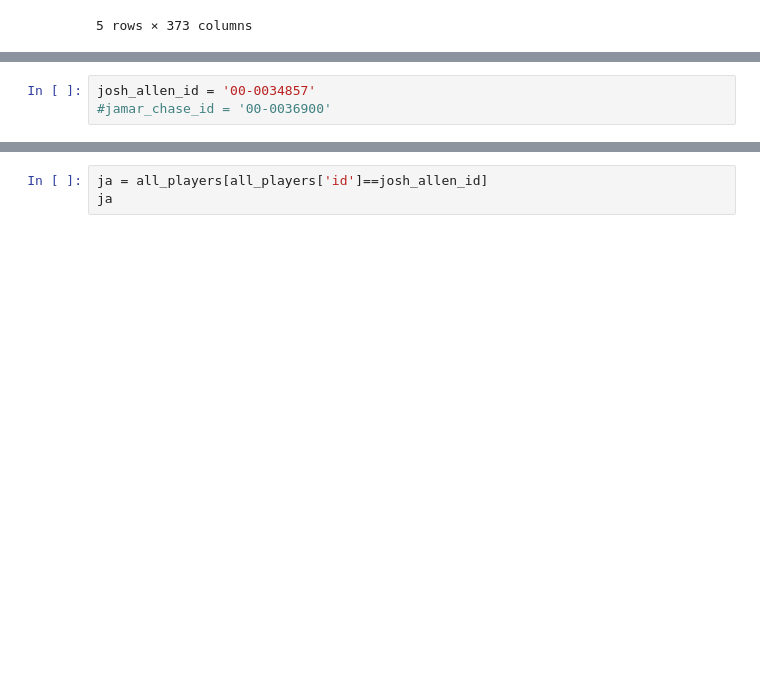
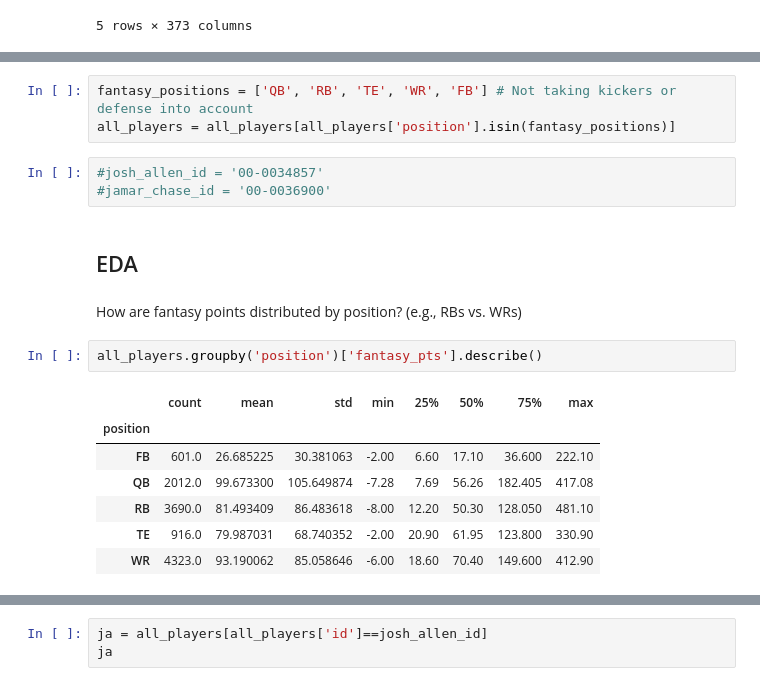
Before and after one commit to alexanderjireland/ff-draft-optimizer, a Jupyter notebook: notebooks/eda.ipynb, the cells around one changed output, grey strips where cells are left out. Drawn from its saved outputs; the diff is of its cells as text; blank space fills up the shorter version.

```diff
--- a/notebooks/eda.ipynb
+++ b/notebooks/eda.ipynb
@@ -31,3 +67,20 @@ Let's begin by focusing on passers (QBs)
+# %%
+fantasy_positions = ['QB', 'RB', 'TE', 'WR', 'FB'] # Not taking kickers or defense into account
+all_players = all_players[all_players['position'].isin(fantasy_positions)]
 # %%
-josh_allen_id = '00-0034857'
+#josh_allen_id = '00-0034857'
 #jamar_chase_id = '00-0036900'
+# %% [markdown]
+## EDA
+# %% [markdown]
+How are fantasy points distributed by position? (e.g., RBs vs. WRs)
+# %%
+all_players.groupby('position')['fantasy_pts'].describe()
+# %% [output]
+|  | count | mean | std | min | 25% | 50% | 75% | max |
+| position |  |  |  |  |  |  |  |  |
+| FB | 601.0 | 26.685225 | 30.381063 | -2.00 | 6.60 | 17.10 | 36.600 | 222.10 |
+| QB | 2012.0 | 99.673300 | 105.649874 | -7.28 | 7.69 | 56.26 | 182.405 | 417.08 |
+| RB | 3690.0 | 81.493409 | 86.483618 | -8.00 | 12.20 | 50.30 | 128.050 | 481.10 |
+| TE | 916.0 | 79.987031 | 68.740352 | -2.00 | 20.90 | 61.95 | 123.800 | 330.90 |
+| WR | 4323.0 | 93.190062 | 85.058646 | -6.00 | 18.60 | 70.40 | 149.600 | 412.90 |
```
Also changed, not shown: parts of 24 cells of this notebook, 1 other file.
